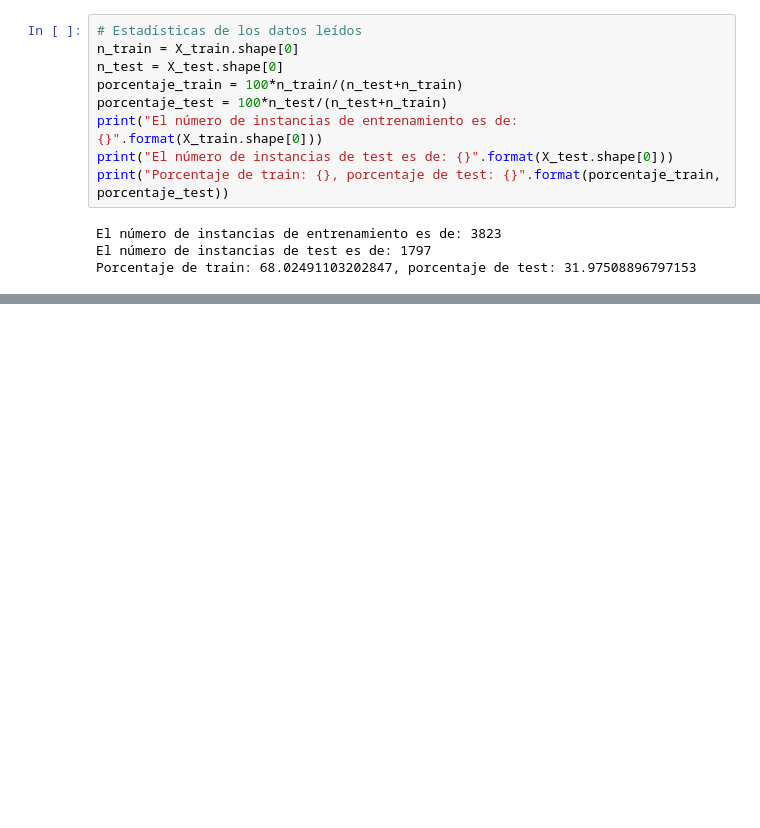
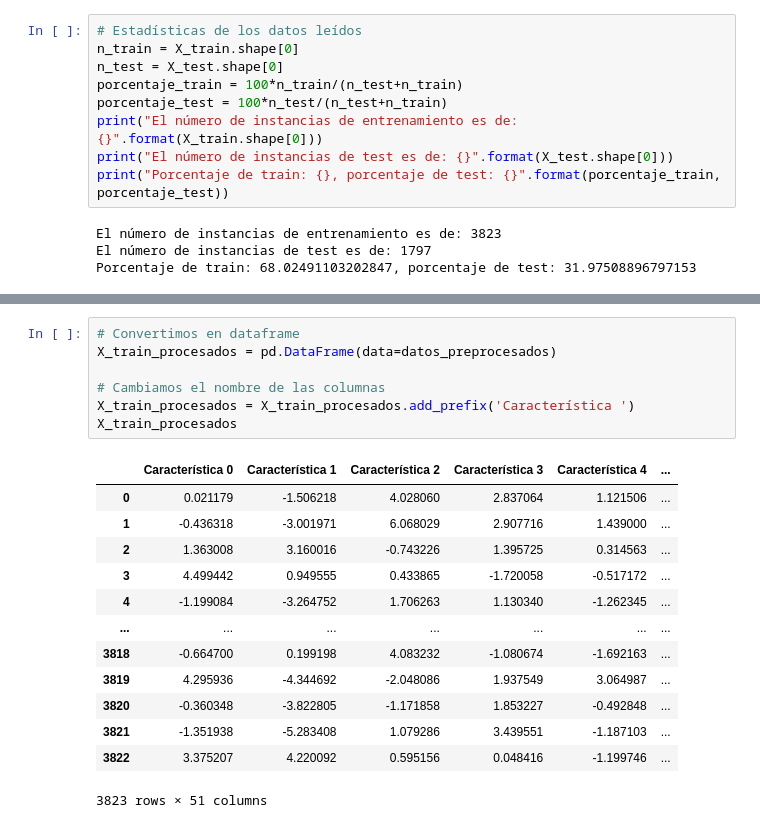
Before and after one commit to AlbertoEstep/Aprendizaje-Automatico, a Jupyter notebook: P3/OpticalRecognitionOfHandwrittenDigits.ipynb, the cells around one changed output, grey strips where cells are left out. Drawn from its saved outputs; the diff is of its cells as text; blank space fills up the shorter version.

```diff
--- a/P3/OpticalRecognitionOfHandwrittenDigits.ipynb
+++ b/P3/OpticalRecognitionOfHandwrittenDigits.ipynb
@@ -32,0 +145,21 @@ Porcentaje de train: 68.02491103202847, porcentaje de test: 31.97508896797153
+# %%
+# Convertimos en dataframe
+X_train_procesados = pd.DataFrame(data=datos_preprocesados)
+
+# Cambiamos el nombre de las columnas
+X_train_procesados = X_train_procesados.add_prefix('Característica ')
+X_train_procesados
+# %% [output]
+|  | Característica 0 | Característica 1 | Característica 2 | Característica 3 | Característica 4 | ... |
+| 0 | 0.021179 | -1.506218 | 4.028060 | 2.837064 | 1.121506 | ... |
+| 1 | -0.436318 | -3.001971 | 6.068029 | 2.907716 | 1.439000 | ... |
+| 2 | 1.363008 | 3.160016 | -0.743226 | 1.395725 | 0.314563 | ... |
+| 3 | 4.499442 | 0.949555 | 0.433865 | -1.720058 | -0.517172 | ... |
+| 4 | -1.199084 | -3.264752 | 1.706263 | 1.130340 | -1.262345 | ... |
+| ... | ... | ... | ... | ... | ... | ... |
+| 3818 | -0.664700 | 0.199198 | 4.083232 | -1.080674 | -1.692163 | ... |
+| 3819 | 4.295936 | -4.344692 | -2.048086 | 1.937549 | 3.064987 | ... |
+| 3820 | -0.360348 | -3.822805 | -1.171858 | 1.853227 | -0.492848 | ... |
+| 3821 | -1.351938 | -5.283408 | 1.079286 | 3.439551 | -1.187103 | ... |
+| 3822 | 3.375207 | 4.220092 | 0.595156 | 0.048416 | -1.199746 | ... |
+3823 rows × 51 columns
```
Also changed, not shown: parts of 9 cells of this notebook.
